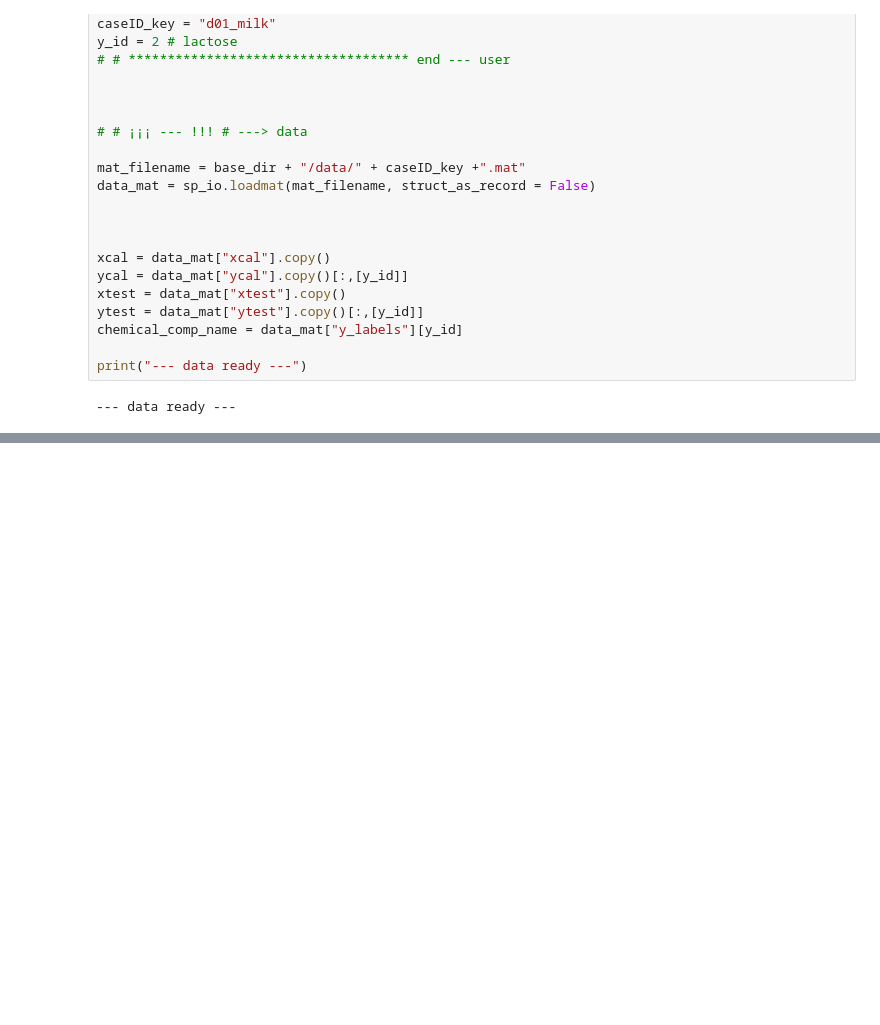
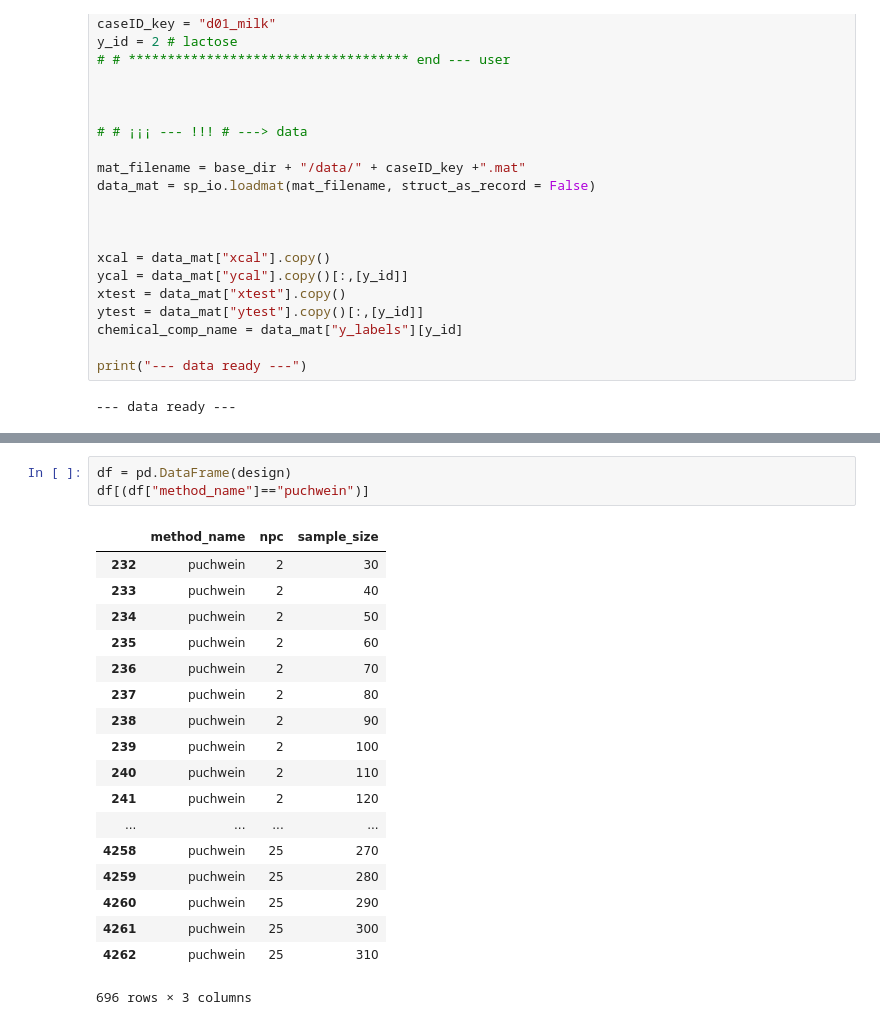
Before and after one commit to vfonsecad/unsupervised-sample-selection, a Jupyter notebook: scripts/d01_01_exhaustive_sample_sel.ipynb, the cells around one changed output, grey strips where cells are left out. Cells and saved outputs as stored; diff of their text form; blank space fills up the shorter version.

```diff
--- a/scripts/d01_01_exhaustive_sample_sel.ipynb
+++ b/scripts/d01_01_exhaustive_sample_sel.ipynb
@@ -131,3 +131,25 @@ df[(df["method_name"]=="optfederov")&(df["sample_size"]<40)]
+# %%
+df = pd.DataFrame(design)
+df[(df["method_name"]=="puchwein")]
+# %% [output]
+|  | method_name | npc | sample_size |
+| 232 | puchwein | 2 | 30 |
+| 233 | puchwein | 2 | 40 |
+| 234 | puchwein | 2 | 50 |
+| 235 | puchwein | 2 | 60 |
+| 236 | puchwein | 2 | 70 |
+| 237 | puchwein | 2 | 80 |
+| 238 | puchwein | 2 | 90 |
+| 239 | puchwein | 2 | 100 |
+| 240 | puchwein | 2 | 110 |
+| 241 | puchwein | 2 | 120 |
+| ... | ... | ... | ... |
+| 4258 | puchwein | 25 | 270 |
+| 4259 | puchwein | 25 | 280 |
+| 4260 | puchwein | 25 | 290 |
+| 4261 | puchwein | 25 | 300 |
+| 4262 | puchwein | 25 | 310 |
+696 rows × 3 columns
 # %%
 # --- all iterations for sample selection
 
```
Also changed, not shown: parts of 5 cells of this notebook, 18 other files.
